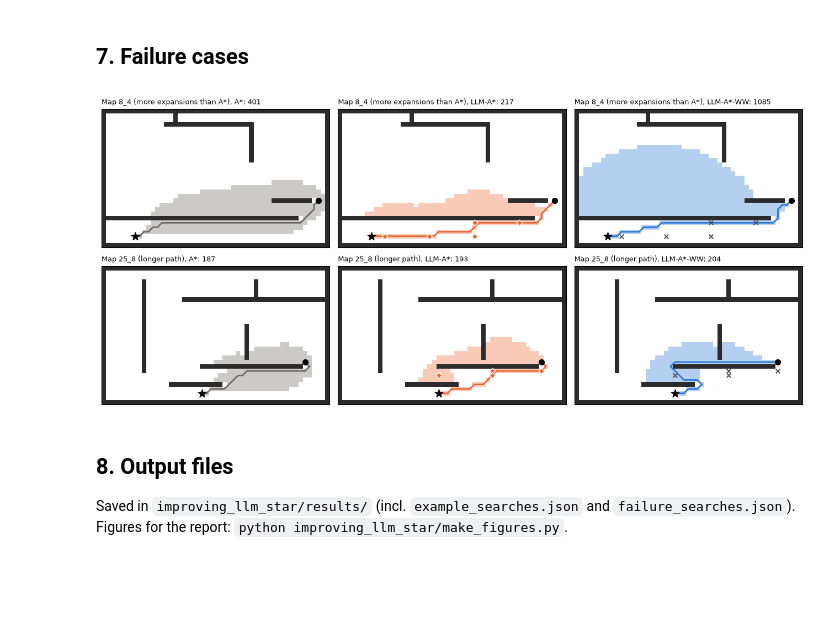
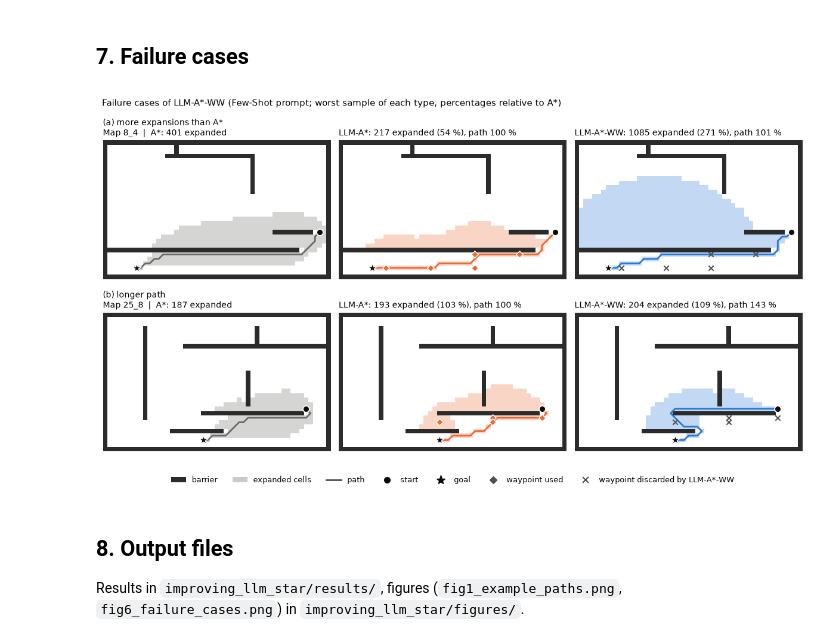
Before and after one commit to leomueller5/llm_astar_max, a Jupyter notebook: improving_llm_star/LLM_AStar_WW.ipynb, the cells around one changed output. Cells and saved outputs as stored; diff of their text form; code cells hidden in the pictures; blank space fills up the shorter version.

```diff
--- a/improving_llm_star/LLM_AStar_WW.ipynb
+++ b/improving_llm_star/LLM_AStar_WW.ipynb
@@ -55,7 +55,9 @@ assert PROJECT_DIR is not None, "Project folder not found. Open the notebook ins
 CODE_DIR = PROJECT_DIR / "improving_llm_star" / "llm_astar_ww"  # llmastar package incl. LLM-A*-WW
 ANSWER_DIR = PROJECT_DIR / "table1_reproduction"             # stored GPT-4o mini answers
 OUTPUT_DIR = PROJECT_DIR / "improving_llm_star" / "results"  # result files of this notebook
+FIGURE_DIR = PROJECT_DIR / "improving_llm_star" / "figures"  # figures for the report
 OUTPUT_DIR.mkdir(parents=True, exist_ok=True)
+FIGURE_DIR.mkdir(parents=True, exist_ok=True)
 sys.path.insert(0, str(CODE_DIR))
 # %%
 import contextlib
@@ -406,35 +436,46 @@ plt.show()
 # %%
 def pick_failures(rows, pt="standard"):
     # worst case of each failure type (Few-Shot): more expansions than A*, longer path than A*
     ww = f"LLM-A*-WW|{pt}"
     more = max(rows, key=lambda r: r[ww][0] / r["A*"][0])["id"]
     longer = max((r for r in rows if r["id"] != more), key=lambda r: r[ww][2] / r["A*"][2])["id"]
     return {more: "more expansions than A*", longer: "longer path"}
 
 
 failures = {}
 for sample_id, kind in pick_failures(rows).items():
     q, a = by_id[sample_id]["query"], answers["standard"][sample_id]
     astar_data, planner = search_data(AStar, q)
     failures[sample_id] = {
         "kind": kind, "width": planner.Env.x_range, "height": planner.Env.y_range,
         "obstacles": sorted([list(o) for o in planner.Env.obs]),
         "start": list(planner.s_start), "goal": list(planner.s_goal),
         "A*": astar_data,
         "LLM-A*": search_data(lambda: LLMAStar(llm="gpt", prompt="standard"), q, a)[0],
         "LLM-A*-WW": search_data(lambda: LLMAStarWW(llm="gpt", prompt="standard"), q, a)[0]}
-json.dump(failures, open(OUTPUT_DIR / "failure_searches.json", "w", encoding="utf-8"))
 
-fig, axes = plt.subplots(len(failures), 3, figsize=(13, 3.0 * len(failures)))
-for row_axes, (sample_id, ex) in zip(axes, failures.items()):
-    for ax, (method, colour) in zip(row_axes, [("A*", "#6b6a65"), ("LLM-A*", "#eb6834"),
-                                               ("LLM-A*-WW", "#2a78d6")]):
-        draw(ax, ex, method, colour, f"Map {sample_id} ({ex['kind']}), {method}: {ex[method]['operation']}")
-plt.tight_layout()
+
+def path_length(path):
+    return sum(math.dist(a, b) for a, b in zip(path, path[1:]))
+
+
+fig, axes = plt.subplots(len(failures), 3, figsize=(12, 3.25 * len(failures)))
+for k, (row_axes, (sample_id, ex)) in enumerate(zip(axes, failures.items())):
+    n_astar, len_astar = ex["A*"]["operation"], path_length(ex["A*"]["path"])
+    draw(row_axes[0], ex, "A*", C_ASTAR, f"({'ab'[k]}) {ex['kind']}\nMap {sample_id}  |  A*: {n_astar} expanded")
+    for ax, method, colour in [(row_axes[1], "LLM-A*", C_LLM), (row_axes[2], "LLM-A*-WW", C_WW)]:
+        n, length = ex[method]["operation"], path_length(ex[method]["path"])
+        draw(ax, ex, method, colour,
+             f"\n{method}: {n} expanded ({100 * n / n_astar:.0f} %), path {100 * length / len_astar:.0f} %")
+add_legend(fig)
+fig.suptitle("Failure cases of LLM-A*-WW (Few-Shot prompt; worst sample of each type, "
+             "percentages relative to A*)", x=0.01, ha="left", fontsize=11)
+fig.tight_layout()
+fig.savefig(FIGURE_DIR / "fig6_failure_cases.png")
 plt.show()
 # %% [output]
-[figure, old version]
+[figure, new version]
 # %% [markdown]
 ## 8. Output files
 
-Saved in `improving_llm_star/results/` (incl. `example_searches.json` and `failure_searches.json`). Figures for the report: `python improving_llm_star/make_figures.py`.
+Results in `improving_llm_star/results/`, figures (`fig1_example_paths.png`, `fig6_failure_cases.png`) in `improving_llm_star/figures/`.
```
Also changed, not shown: parts of 3 cells of this notebook, 9 other files.
